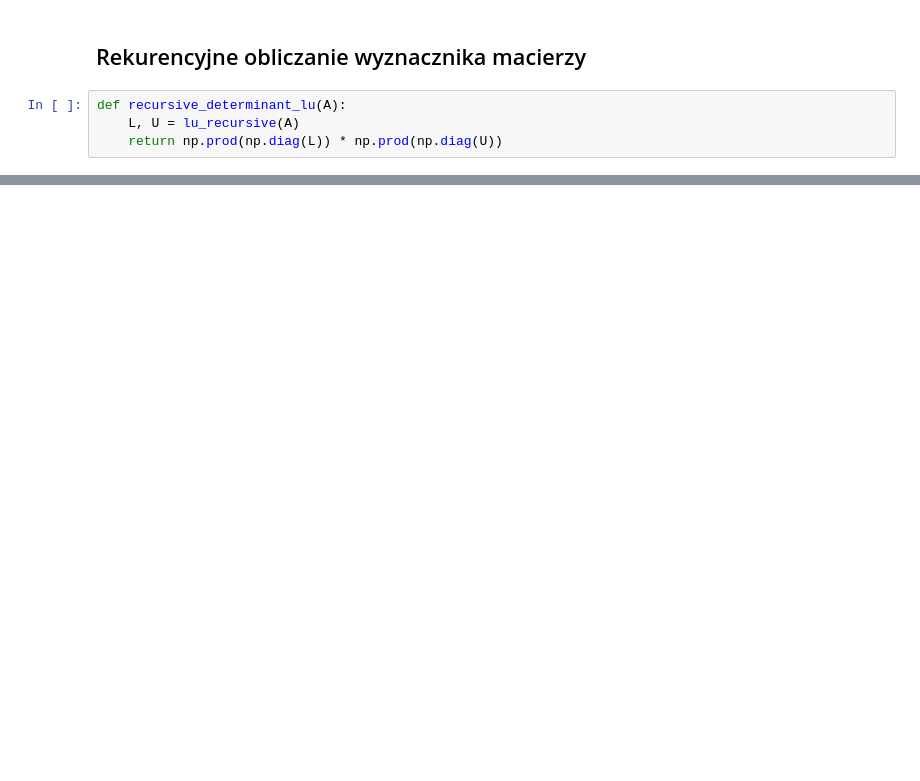
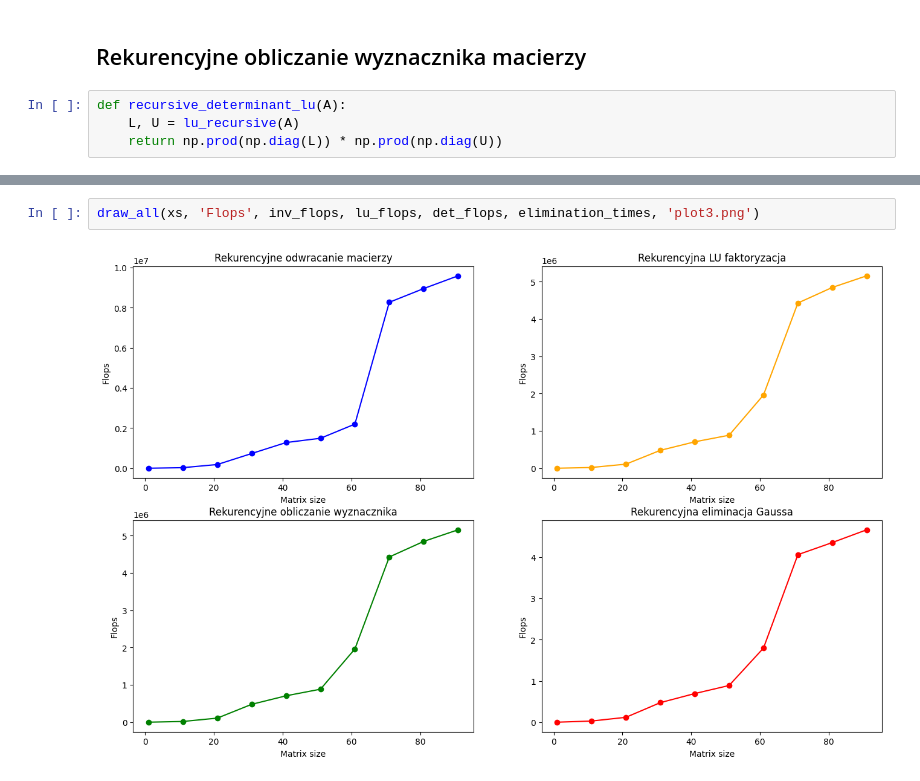
Before and after one commit to mpodmokly/matrix-algorithms, a Jupyter notebook: Zad2/zad2.ipynb, the cells around one changed output, grey strips where cells are left out. Drawn from its saved outputs; the diff is of its cells as text; blank space fills up the shorter version.

```diff
--- a/Zad2/zad2.ipynb
+++ b/Zad2/zad2.ipynb
@@ -222,0 +386,4 @@ Test passed for random square matrices of sizes 1x1 to 50x50
+# %%
+draw_all(xs, 'Flops', inv_flops, lu_flops, det_flops, elimination_times, 'plot3.png')
+# %% [output]
+[figure, added]
```
Also changed, not shown: parts of 19 cells of this notebook, 3 other files.
